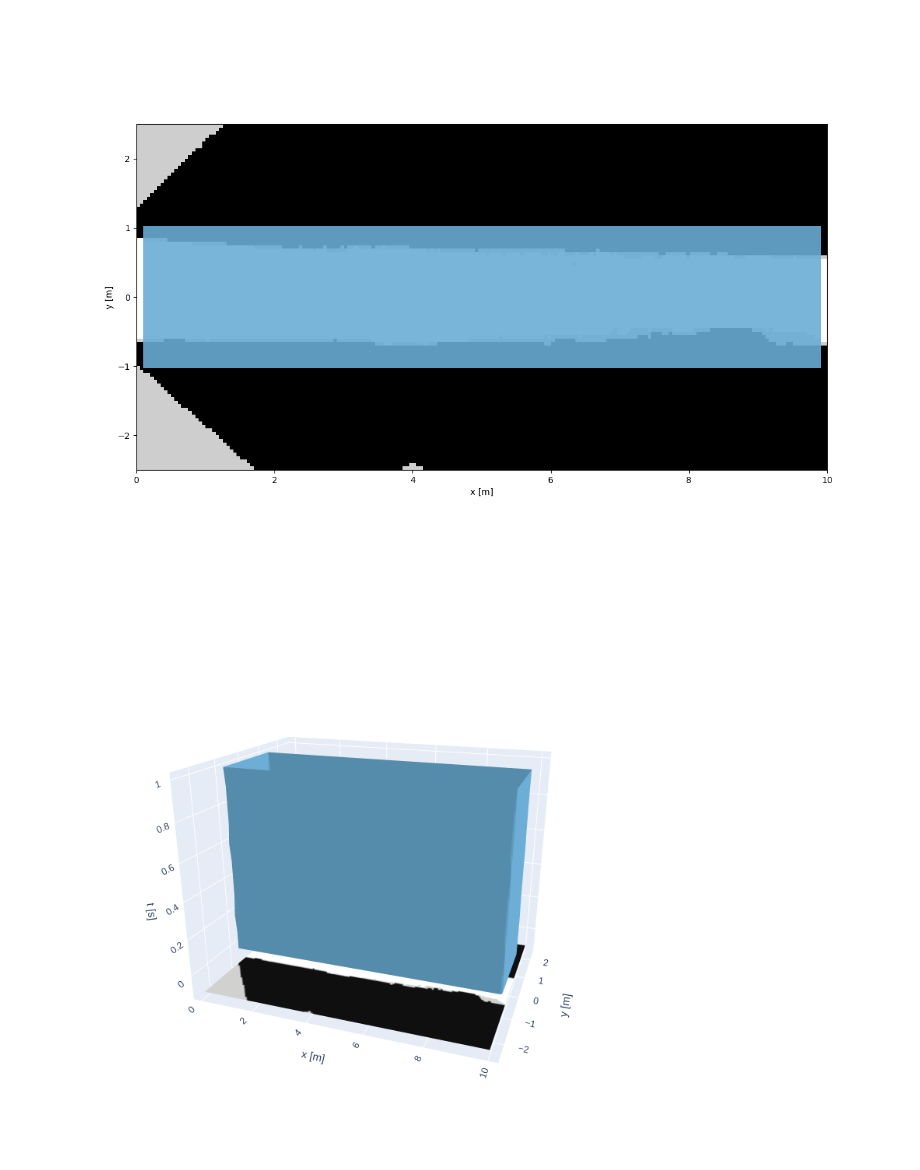
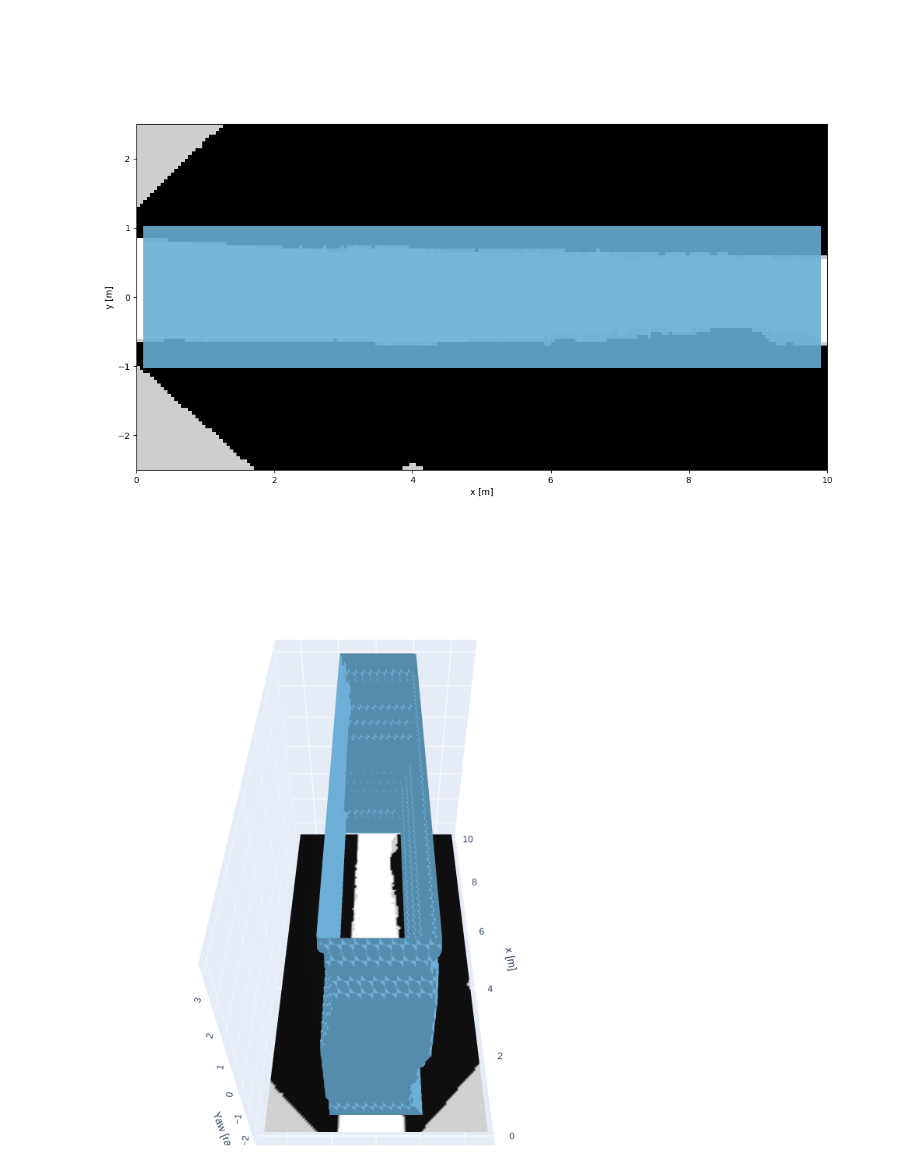
Before and after one commit to sulthansf/pyspect, a Jupyter notebook: examples/sidewalk_navigation.ipynb, the cells around one changed output. Saved outputs shown, nothing was run; the diff lists cells and outputs as text; code cells hidden in the pictures.

```diff
--- a/examples/sidewalk_navigation.ipynb
+++ b/examples/sidewalk_navigation.ipynb
@@ -654,13 +685,13 @@ fig = new_map(
 # %%
 I, F = interact_tubes(
     timeline,
     ('Blues',   out.vf, dict(opacity=1)),
-    eye=EYE_SSE,
-    # axis=4,
+    eye=EYE_W,
+    axis=2,
 )
 fig = F()
 # fig.add_scatter3d(x=traj[:, 2], y=traj[:, 3], z=traj[:, 4], mode='lines+markers', marker=dict(size=3)),
 # fig.show(config=dict(toImageButtonOptions=dict(height=720, width=720, scale=6)))
 Image(fig.to_image(format='png'))
 # %% [output]
-[figure, old version]
+[figure, new version]
```
Also changed, not shown: parts of 8 cells of this notebook.
